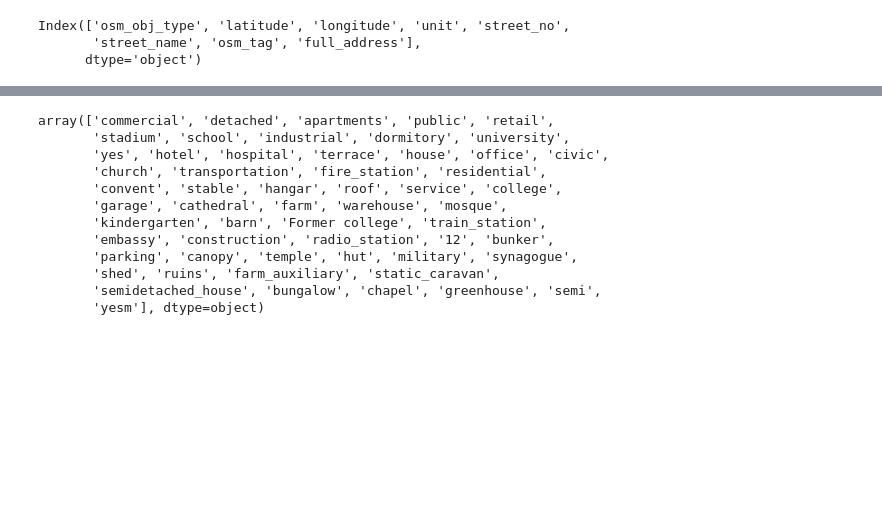
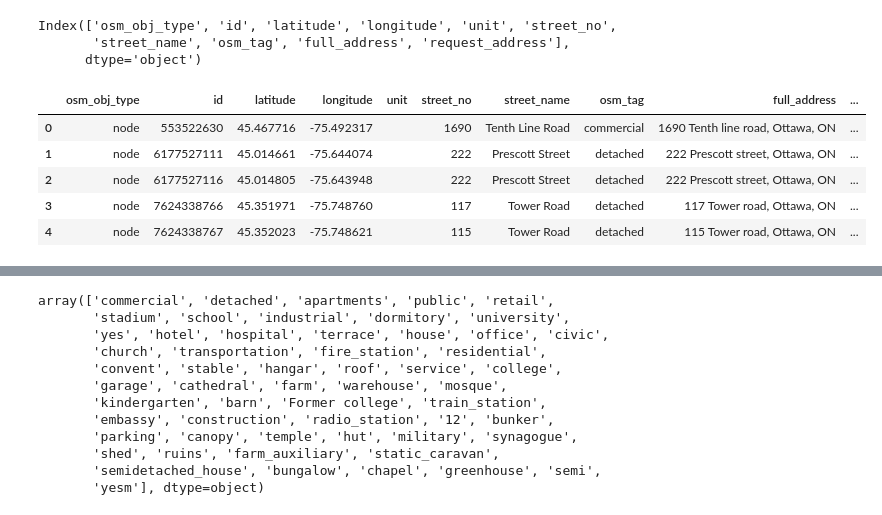
Before and after one commit to CSBP-CPSE/building_feature_extraction, a Jupyter notebook: sample_and_visualize.ipynb, the cells around one changed output, grey strips where cells are left out. Saved outputs shown, nothing was run; the diff lists cells and outputs as text; code cells hidden in the pictures; blank space fills up the shorter version.

```diff
--- a/sample_and_visualize.ipynb
+++ b/sample_and_visualize.ipynb
@@ -36,5 +37,6 @@ df.head()
 # %%
-def creat_add(unit, snum,sname):
+#A function to create a full_address
+def creat_full_add(unit, snum,sname):
     if not unit:
         return str(snum)+ " " + str(sname) + ", Ottawa, ON"
     else:
@@ -42,10 +48,12 @@ def creat_add(unit, snum,sname):
 # %%
+#create empty cols
 df['full_address'] = ''
+df['request_address'] = ''
 #df['Type'] = ''
 df.columns
 # %% [output]
-Index(['osm_obj_type', 'latitude', 'longitude', 'unit', 'street_no',
-       'street_name', 'osm_tag', 'full_address'],
+Index(['osm_obj_type', 'id', 'latitude', 'longitude', 'unit', 'street_no',
+       'street_name', 'osm_tag', 'full_address', 'request_address'],
       dtype='object')
 # %%
 #df = df.replace(np.nan, '', regex=True)
@@ -56,3 +65,15 @@ df.to_csv('records_with_add.csv',  encoding = 'utf8')
+# %%
+#Populate the request_address col
+df['request_address'] = df.apply(lambda row : creat_req_add(row['street_no'], row['street_name'].capitalize()), axis = 1)
+#df.to_csv('records_with_add.csv',  encoding = 'utf8')
+df.head()
+# %% [output]
+|  | osm_obj_type | id | latitude | longitude | unit | street_no | street_name | osm_tag | full_address | ... |
+| 0 | node | 553522630 | 45.467716 | -75.492317 |  | 1690 | Tenth Line Road | commercial | 1690 Tenth line road, Ottawa, ON | ... |
+| 1 | node | 6177527111 | 45.014661 | -75.644074 |  | 222 | Prescott Street | detached | 222 Prescott street, Ottawa, ON | ... |
+| 2 | node | 6177527116 | 45.014805 | -75.643948 |  | 222 | Prescott Street | detached | 222 Prescott street, Ottawa, ON | ... |
+| 3 | node | 7624338766 | 45.351971 | -75.748760 |  | 117 | Tower Road | detached | 117 Tower road, Ottawa, ON | ... |
+| 4 | node | 7624338767 | 45.352023 | -75.748621 |  | 115 | Tower Road | detached | 115 Tower road, Ottawa, ON | ... |
 # %%
 df.shape
 df.columns
```
Also changed, not shown: parts of 31 cells of this notebook.
